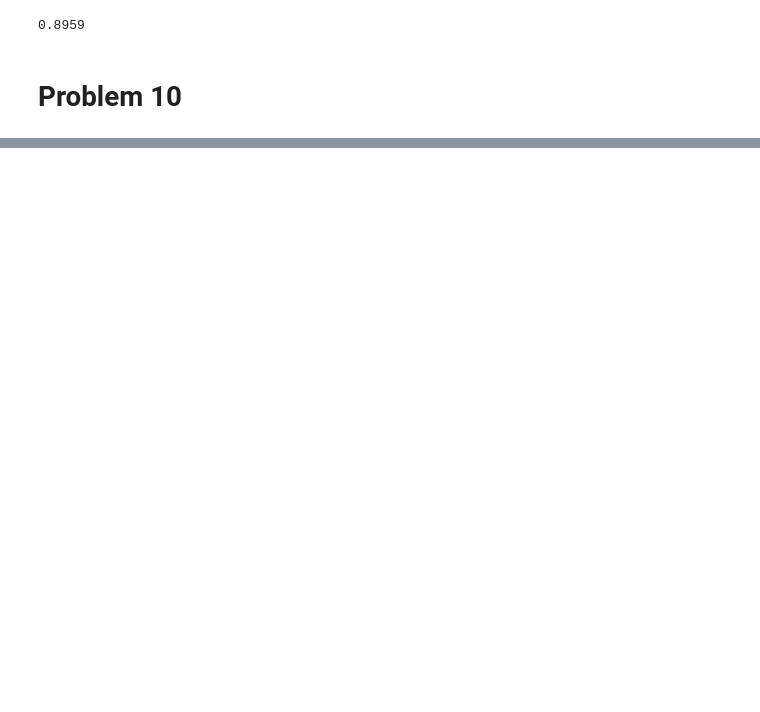
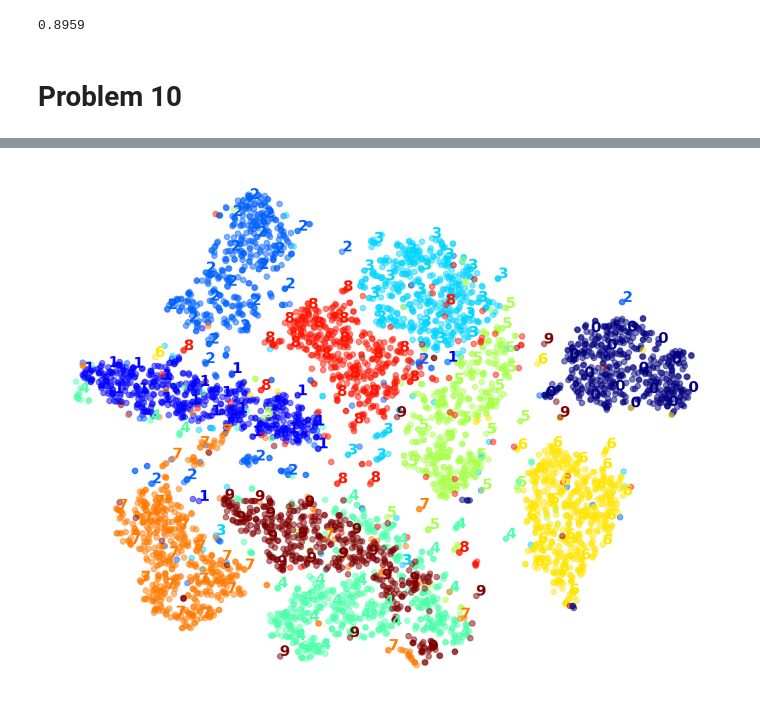
Before and after one commit to loganmoser/Hands_On_Machine_Learning, a Jupyter notebook: Chapter 8/Chapter 8.ipynb, the cells around one changed output, grey strips where cells are left out. Drawn from its saved outputs; the diff is of its cells as text; code cells hidden in the pictures; blank space fills up the shorter version.

```diff
--- a/Chapter 8/Chapter 8.ipynb
+++ b/Chapter 8/Chapter 8.ipynb
@@ -139,0 +159,37 @@ X_sample, y_sample = mnist.data[:5_000], mnist.target[:5_000]
+# %%
+from sklearn.preprocessing import MinMaxScaler
+from matplotlib.offsetbox import AnnotationBbox, OffsetImage
+
+def plot_digits(X,y, min_distance=0.04, images=None, figsize=(13,10)):
+    # Scale features
+    X_normalized = MinMaxScaler().fit_transform(X)
+    # Now we create the list of coordinates of the digits plotted so far.
+    # We pretend that one is already plotted far away at the start, to
+    # avoid `if` statements in the loop below
+    neighbors = np.array([[10., 10.]])
+
+    plt.figure(figsize=figsize)
+    cmap = plt.cm.jet
+    digits = np.unique(y)
+    for digit in digits:
+        plt.scatter(X_normalized[y == digit, 0], X_normalized[y == digit, 1], c=[cmap(float(digit) / 9)], alpha=0.5)
+    plt.axis('off')
+    ax = plt.gca()
+
+    for index, image_coordinates in enumerate(X_normalized):
+        closest_distance = np.linalg.norm(neighbors - image_coordinates, axis=1).min()
+        if closest_distance > min_distance:
+            neighbors = np.r_[neighbors, [image_coordinates]]
+            if images is None:
+                plt.text(image_coordinates[0], image_coordinates[1], str(int(y[index])),
+                         color=cmap(float(y[index]) / 9),
+                         fontdict={"weight": "bold", "size": 16})
+            else:
+                image = images[index].reshape(28, 28)
+                imagebox = AnnotationBbox(OffsetImage(image, cmap="binary"),
+                                          image_coordinates)
+                ax.add_artist(imagebox)
+# %%
+plot_digits(X_embedded, y_sample)
+# %% [output]
+[figure, added]
```
Also changed, not shown: parts of 13 cells of this notebook.
